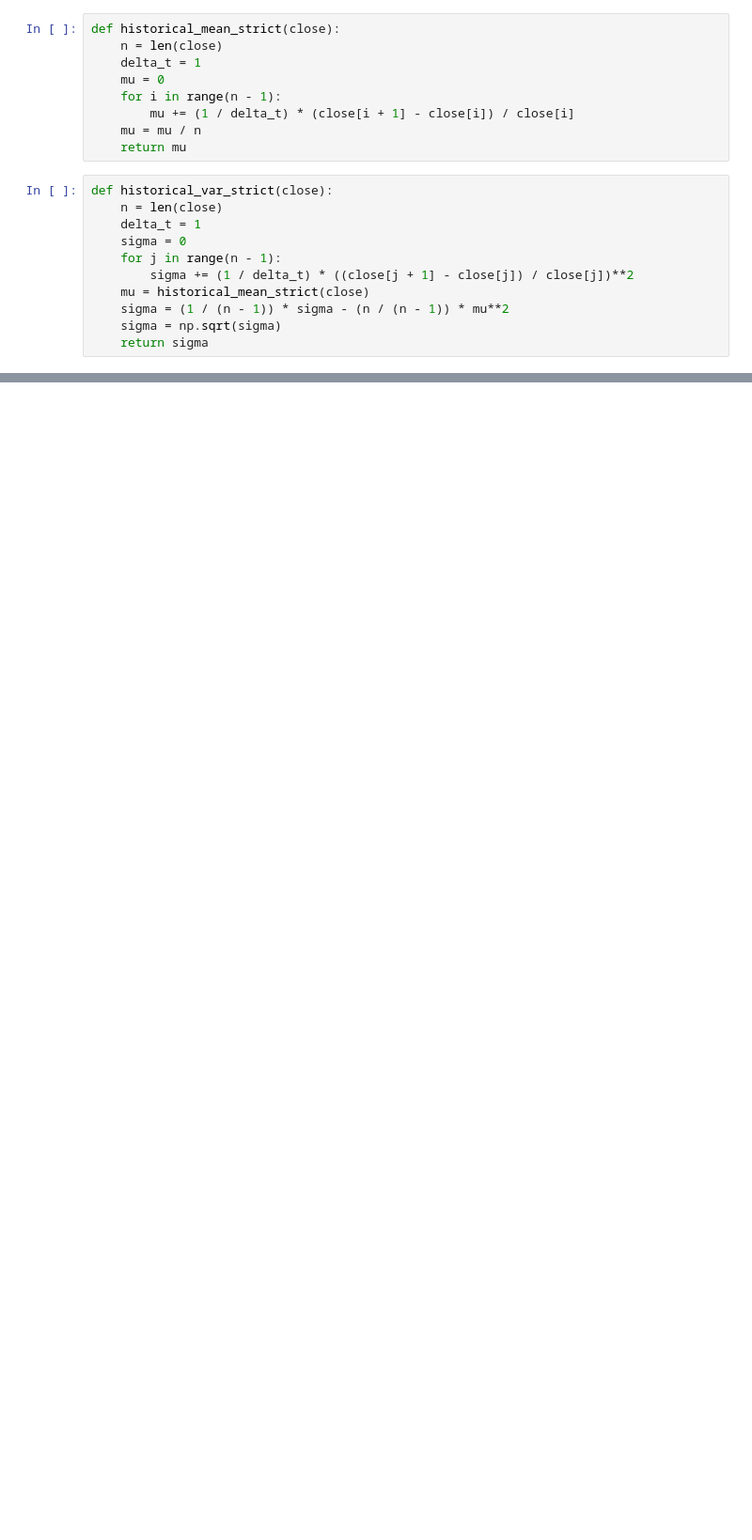
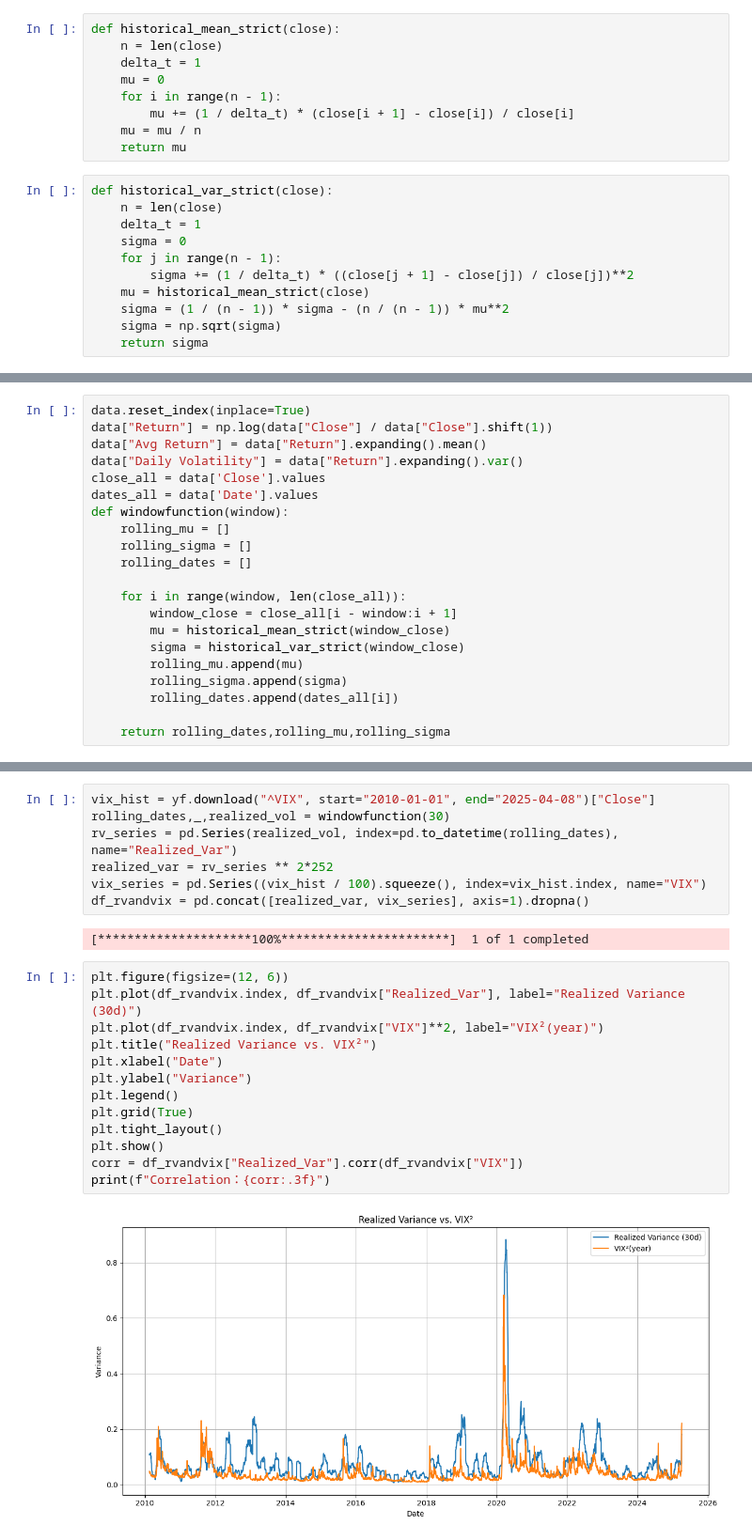
Before and after one commit to Hunter-13-z/Computational_Finance, a Jupyter notebook: HW1/Votality.ipynb, the cells around one changed output, grey strips where cells are left out. Shown: that part at 94% size. Saved outputs shown, nothing was run; the diff lists cells and outputs as text; blank space fills up the shorter version.

```diff
--- a/HW1/Votality.ipynb
+++ b/HW1/Votality.ipynb
@@ -148,0 +144,21 @@ plt.show()
+# %%
+data.reset_index(inplace=True)
+data["Return"] = np.log(data["Close"] / data["Close"].shift(1))
+data["Avg Return"] = data["Return"].expanding().mean()
+data["Daily Volatility"] = data["Return"].expanding().var()
+close_all = data['Close'].values
+dates_all = data['Date'].values
+def windowfunction(window):
+    rolling_mu = []
+    rolling_sigma = []
+    rolling_dates = []
+
+    for i in range(window, len(close_all)):
+        window_close = close_all[i - window:i + 1]
+        mu = historical_mean_strict(window_close)
+        sigma = historical_var_strict(window_close)
+        rolling_mu.append(mu)
+        rolling_sigma.append(sigma)
+        rolling_dates.append(dates_all[i])
+
+    return rolling_dates,rolling_mu,rolling_sigma
@@ -148,0 +271,24 @@ plt.show()
+# %%
+vix_hist = yf.download("^VIX", start="2010-01-01", end="2025-04-08")["Close"]
+rolling_dates,_,realized_vol = windowfunction(30)
+rv_series = pd.Series(realized_vol, index=pd.to_datetime(rolling_dates), name="Realized_Var")
+realized_var = rv_series ** 2*252
+vix_series = pd.Series((vix_hist / 100).squeeze(), index=vix_hist.index, name="VIX")
+df_rvandvix = pd.concat([realized_var, vix_series], axis=1).dropna()
+# %% [output]
+[*********************100%***********************]  1 of 1 completed
+# %%
+plt.figure(figsize=(12, 6))
+plt.plot(df_rvandvix.index, df_rvandvix["Realized_Var"], label="Realized Variance (30d)")
+plt.plot(df_rvandvix.index, df_rvandvix["VIX"]**2, label="VIX²(year)")
+plt.title("Realized Variance vs. VIX²")
+plt.xlabel("Date")
+plt.ylabel("Variance")
+plt.legend()
+plt.grid(True)
+plt.tight_layout()
+plt.show()
+corr = df_rvandvix["Realized_Var"].corr(df_rvandvix["VIX"])
+print(f"Correlation：{corr:.3f}")
+# %% [output]
+[figure, added]
```
Also changed, not shown: parts of 17 cells of this notebook.
